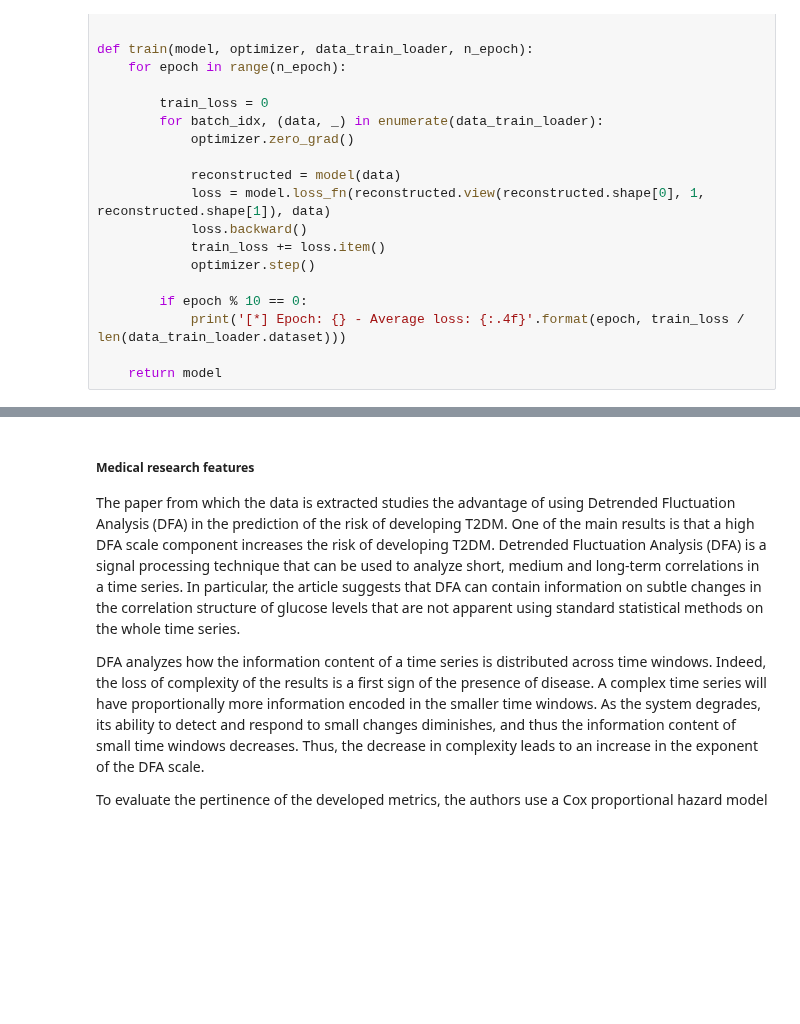
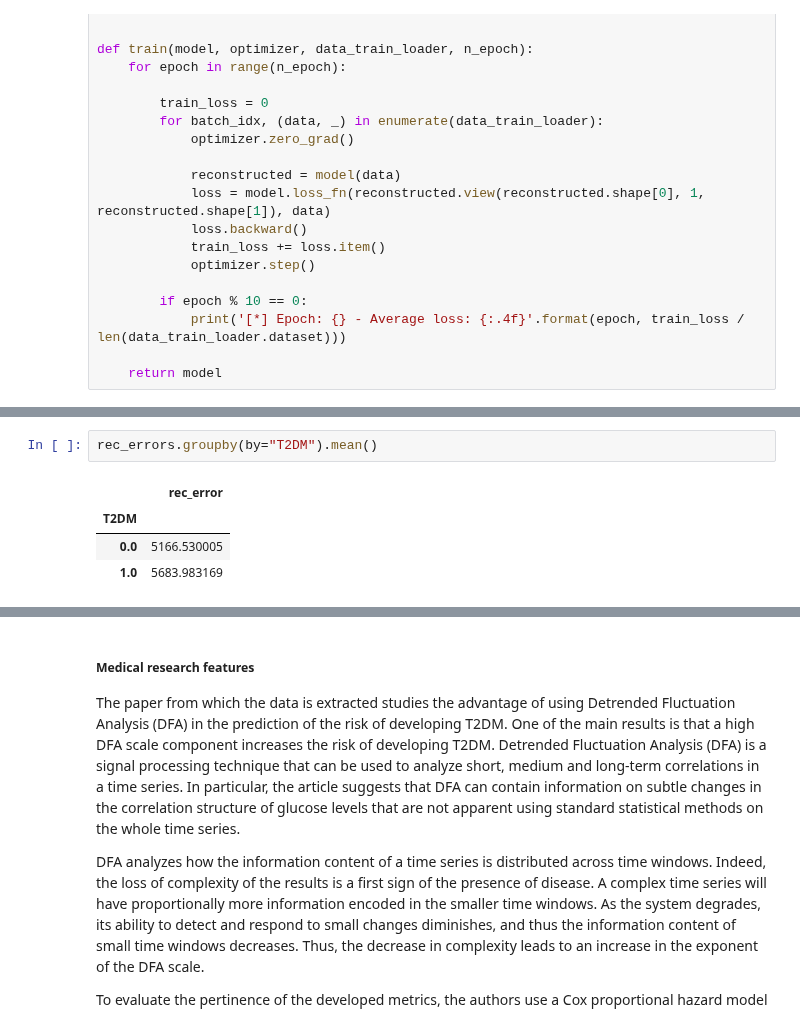
Before and after one commit to AlexandreChaussard/Datacamp-Project, a Jupyter notebook: DT2_starting_kit.ipynb, the cells around one changed output, grey strips where cells are left out. Drawn from its saved outputs; the diff is of its cells as text; blank space fills up the shorter version.

```diff
--- a/DT2_starting_kit.ipynb
+++ b/DT2_starting_kit.ipynb
@@ -1018,0 +1097,7 @@ Explanation of the results of AE
+# %%
+rec_errors.groupby(by="T2DM").mean()
+# %% [output]
+|  | rec_error |
+| T2DM |  |
+| 0.0 | 5166.530005 |
+| 1.0 | 5683.983169 |
```
Also changed, not shown: parts of 9 cells of this notebook.
